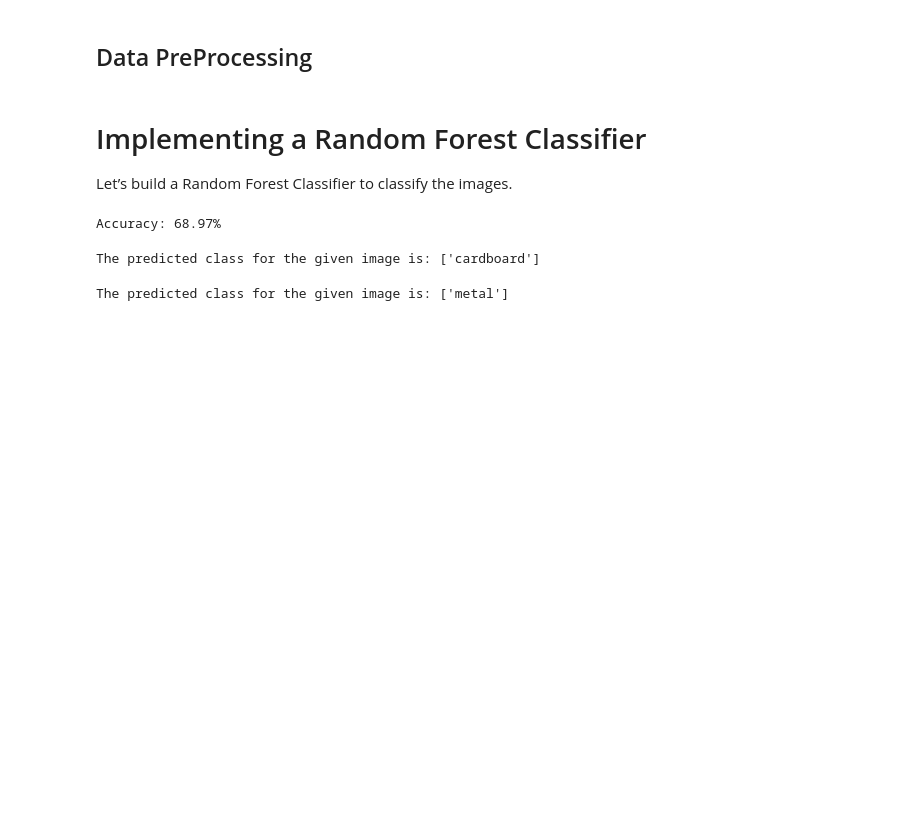
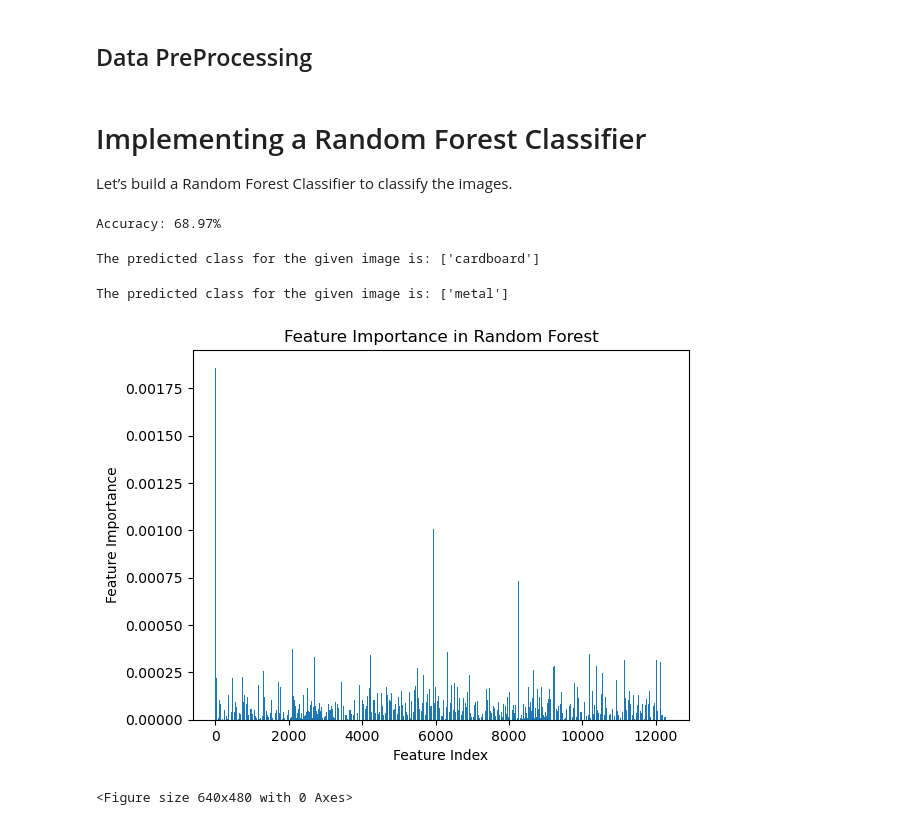
Before and after one commit to wkencel/Final-Project-AAI-501, a Jupyter notebook: notebooks/random_forest.ipynb, the cells around one changed output. Drawn from its saved outputs; the diff is of its cells as text; code cells hidden in the pictures; blank space fills up the shorter version.

```diff
--- a/notebooks/random_forest.ipynb
+++ b/notebooks/random_forest.ipynb
@@ -90,3 +90,18 @@ label = label_encoder.inverse_transform(prediction)
 print(f'The predicted class for the given image is: {label}')
 # %% [output]
 The predicted class for the given image is: ['metal']
+# %%
+import matplotlib.pyplot as plt
+# Assuming 'clf' is your trained Random Forest classifier
+feature_importances = rf_classifier.feature_importances_
+
+# Visualize feature importances
+plt.bar(range(len(feature_importances)), feature_importances)
+plt.xlabel('Feature Index')
+plt.ylabel('Feature Importance')
+plt.title('Feature Importance in Random Forest')
+plt.show()
+plt.savefig('random_forest_feature_importance.png')
+# %% [output]
+[figure, added]
+<Figure size 640x480 with 0 Axes>
```
Also changed, not shown: parts of 1 cell of this notebook, 20 other files.
